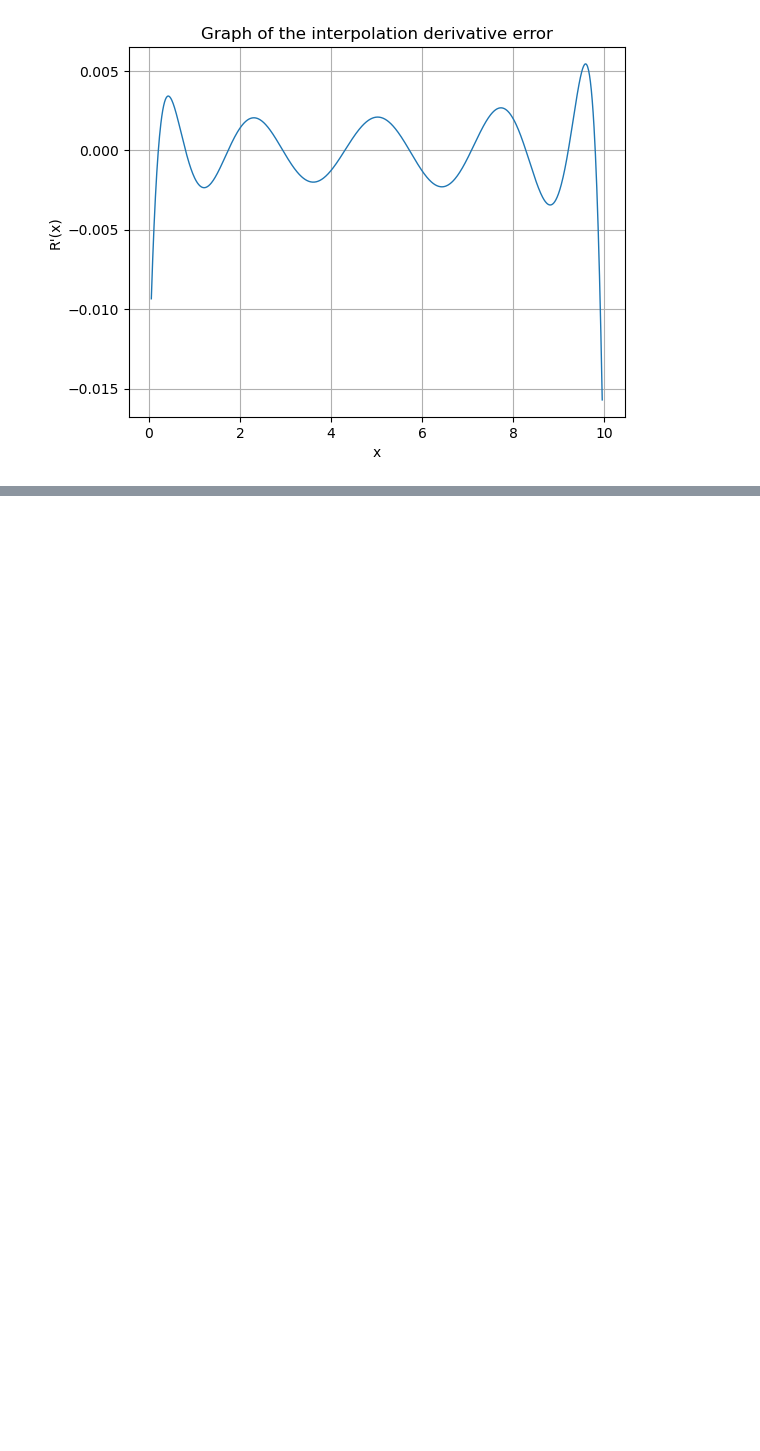
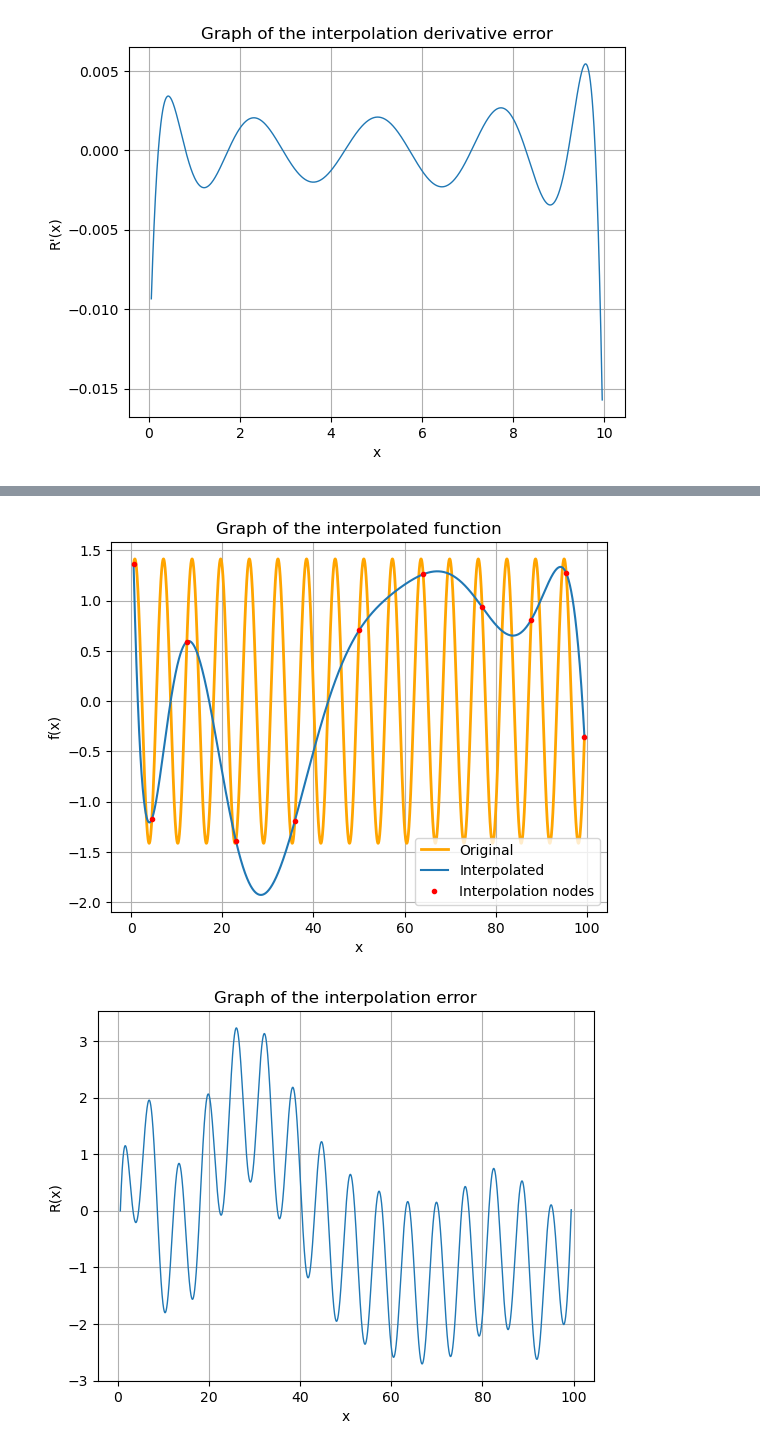
Before and after one commit to TonyTroeff/Mathematics, a Jupyter notebook: Numerical analysis/numerical_differentiation.ipynb, the cells around one changed output, grey strips where cells are left out. Saved outputs shown, nothing was run; the diff lists cells and outputs as text; code cells hidden in the pictures; blank space fills up the shorter version.

```diff
--- a/Numerical analysis/numerical_differentiation.ipynb
+++ b/Numerical analysis/numerical_differentiation.ipynb
@@ -371,0 +377,6 @@ visualize_newton_interpolation(f2_data, f2, f2_deriv)
+# %%
+f2_data_wide = generate_func_data(calculate_chebyshev_nodes(11, 0, 100), f2)
+visualize_newton_interpolation(f2_data_wide, f2, f2_deriv)
+# %% [output]
+[figure, added]
+[figure, added]
```
Also changed, not shown: parts of 2 cells of this notebook.
